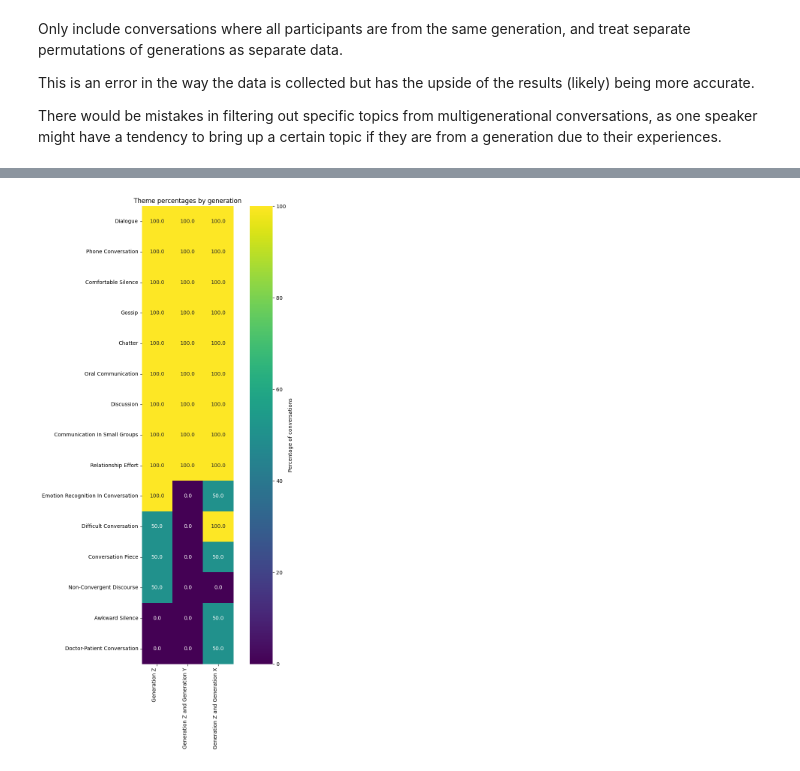
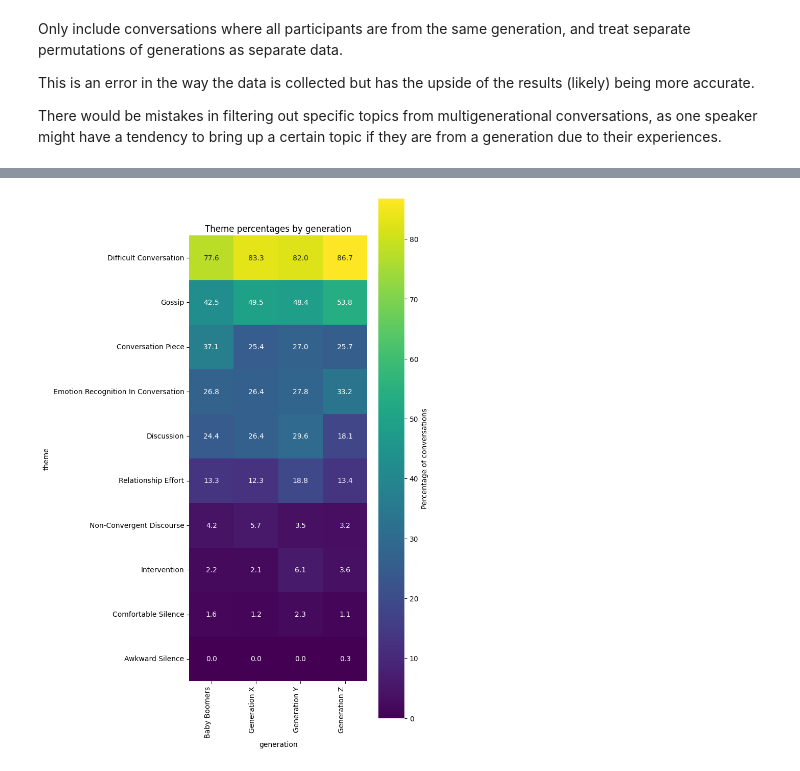
Before and after one commit to nichothenacho64/Generation-Tutti, a Jupyter notebook: notebooks/eda_q2.ipynb, the cells around one changed output, grey strips where cells are left out. Cells and saved outputs as stored; diff of their text form; code cells hidden in the pictures.

Commit message:
Update graphs and JSON

```diff
--- a/notebooks/eda_q2.ipynb
+++ b/notebooks/eda_q2.ipynb
@@ -15,7 +15,7 @@ from eda.utils import FOLDER_DIR
 participants = Participants()
 conversations = Conversations(participants)
 
-ML_THEMES_BY_CONVERSATION_PATH = FOLDER_DIR / "data" / "ml_gen_themes_by_code.json"
+ML_THEMES_BY_CONVERSATION_PATH = FOLDER_DIR / "data" / "themes_by_generation.json"
 # %%
 from collections import defaultdict
 from collections.abc import Iterable
@@ -444,16 +444,10 @@ This is an error in the way the data is collected but has the upside of the resu
 There would be mistakes in filtering out specific topics from multigenerational conversations, as one speaker might have a tendency to bring up a certain topic if they are from a generation due to their experiences.
 # %%
 import json
-import operator
 from collections.abc import Iterable
-from typing import Any, cast
-
-from eda.utils import round_precise
+from typing import Any
 
 ML_THEMES_BY_CONVERSATION = json.loads(ML_THEMES_BY_CONVERSATION_PATH.read_text())
-
-totals = defaultdict(int)
-generation_themes = defaultdict(Counter)
 
 def andjoin(it: Iterable[Any], sep: str = ", ") -> str:
     *elements, last = it
@@ -463,57 +457,19 @@ def andjoin(it: Iterable[Any], sep: str = ", ") -> str:
 
 Generation._include_range_in_str = False
 
-for code, themes in ML_THEMES_BY_CONVERSATION.items():
-    conversation = conversations.conversation(code)
-    generations = list(map(operator.attrgetter("generation"), conversation.participants))
-    generation = generations[0]
-    if len(set(generations)) == 3:
-        continue
+generation_themes = []
 
-    if all(generation == other_generation for other_generation in generations):
-        generation_id = (generation, pd.NA, pd.NA, pd.NA)
-        generation_themes[generation_id] += Counter(themes)
-        totals[generation_id] += 1
-    else:
-        generations_id = sorted(frozenset(generations))
-        for _ in range(4 - len(generations_id)):
-            generations_id.append(pd.NA)
-        generations_id = tuple(generations_id)
+for generation, themes in ML_THEMES_BY_CONVERSATION["data"].items():
+    for theme, theme_data in themes.items():
+        generation_themes.append(
+            {"generation": generation, "theme": theme, "match": theme_data["match"]}
+        )
 
-        generation_themes[generations_id] += Counter(themes)
-        totals[generations_id] += 1
+df = pd.DataFrame(generation_themes)
+df = df.pivot(index="generation", columns="theme", values="match").T.fillna(0)
+df = df.loc[df.sum(axis=1).sort_values(ascending=False).index]
 
-for name, total in totals.items():
-    generation_themes[name] = { # type: ignore
-        key: round_precise(value / total * 100, 2)
-        for key, value in generation_themes[name].items()
-    }
-
-def sorter(key: tuple[Generation, ...]) -> tuple[int, ...]:
-    values = [0] * 4
-    for generation in key:
-        if generation == Generation.BOOMERS:
-            values[0] += 1
-        elif generation == Generation.X:
-            values[1] += 1
-        elif generation == Generation.Y:
-            values[2] += 1
-        elif generation == Generation.Z:
-            values[3] += 1
-    return tuple(values)
-
-df = pd.DataFrame(generation_themes).T.fillna(0)
-df = df[df.sum().sort_values(ascending=False).index]
-
-sorted_index = sorted(df.index, key=sorter)
-df = df.reindex(sorted_index)
-df.index = cast(Any, [
-    andjoin(tuple(value for value in index if isinstance(value, Generation)))
-    for index in df.index.values
-])
-df = df.T
-
-plt.figure(figsize=(9, 15))
+plt.figure(figsize=(7, 12))
 sns.heatmap(
     df,
     square=True,
@@ -548 +487 @@ Generation Z NaN          NaN NaN                          0.0
-[figure, old version]
+[figure, new version]
```
Also changed, not shown: parts of 1 cell of this notebook, 3 other files.
